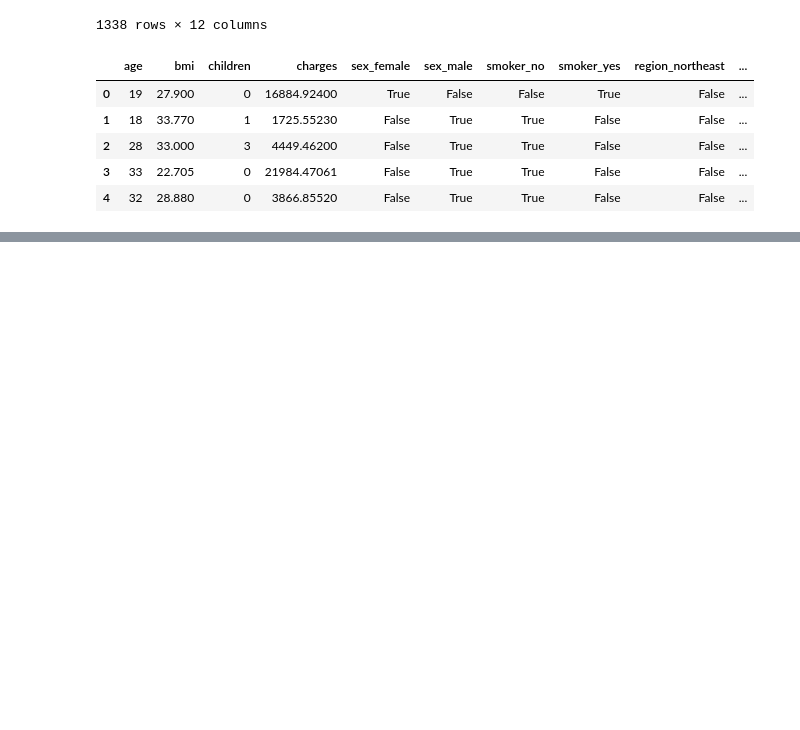
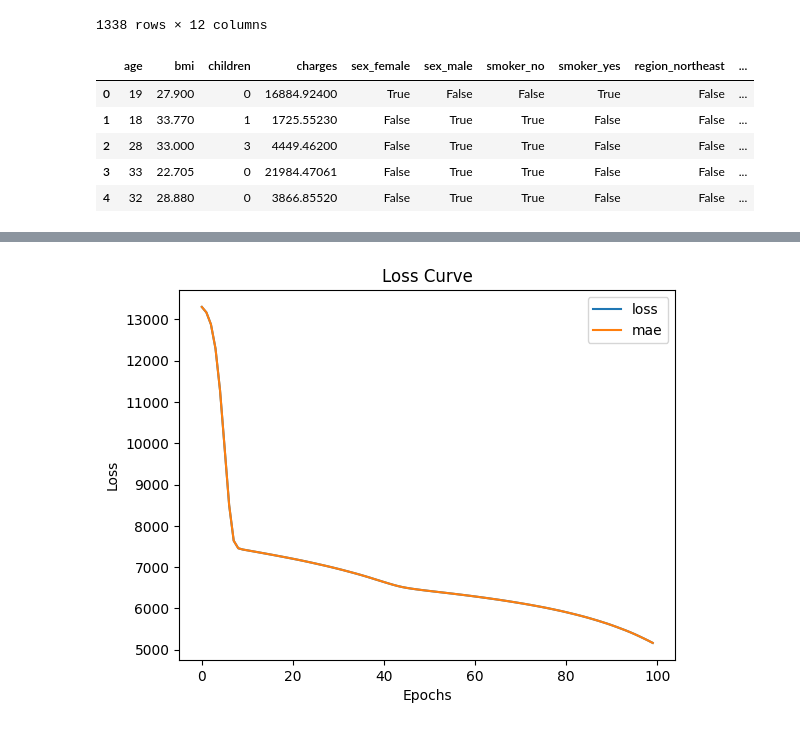
Before and after one commit to ADML003/Tensorflow, a Jupyter notebook: 01_NEURAL_NETWORK_REGRESSION_with_TF.ipynb, the cells around one changed output, grey strips where cells are left out. Drawn from its saved outputs; the diff is of its cells as text; code cells hidden in the pictures; blank space fills up the shorter version.

```diff
--- a/01_NEURAL_NETWORK_REGRESSION_with_TF.ipynb
+++ b/01_NEURAL_NETWORK_REGRESSION_with_TF.ipynb
@@ -842,3 +841,8 @@ insurance_one_hot.head()
 | 2 | 28 | 33.000 | 3 | 4449.46200 | False | True | True | False | False | ... |
 | 3 | 33 | 22.705 | 0 | 21984.47061 | False | True | True | False | False | ... |
 | 4 | 32 | 28.880 | 0 | 3866.85520 | False | True | True | False | False | ... |
+# %%
+# SEPRATING THE DATA INTO FEATURES(X) AND LABELS(Y)
+
+X= insurance_one_hot.drop("charges", axis=1)
+y= insurance_one_hot["charges"]
@@ -844,0 +858,5 @@ insurance_one_hot.head()
+# %%
+# now we will try to create TRAINING and TEST sets using TRAIN TEST SPLIT function from Scikit-Learn
+
+from sklearn.model_selection import train_test_split
+X_train,X_test,y_train,y_test= train_test_split(X,y,test_size=0.2,random_state=42)
@@ -844,0 +915,20 @@ insurance_one_hot.head()
+# %%
+
+
+tf.random.set_seed(42)
+
+insurance_model_2=tf.keras.Sequential([
+    tf.keras.layers.Dense(100),
+    tf.keras.layers.Dense(10),
+    tf.keras.layers.Dense(1) # output layer should be one unit only
+
+])
+
+insurance_model_2.compile(
+    loss=tf.keras.losses.mae,
+    optimizer=tf.keras.optimizers.Adam(),
+    metrics=['mae']
+
+)
+
+history=insurance_model_2.fit(X_train,y_train,epochs=100,verbose=0) # fitting the model and saving the history so we can use it later on while plotting
@@ -844,0 +940,15 @@ insurance_one_hot.head()
+# %%
+# loss curves of our model
+
+# Plot history (also known as a loss curve)
+import pandas as pd
+import matplotlib.pyplot as plt
+
+# Assuming history object has been created by model.fit
+pd.DataFrame(history.history).plot()
+plt.ylabel("Loss")
+plt.xlabel("Epochs")
+plt.title("Loss Curve")
+plt.show()
+# %% [output]
+[figure, added]
```
Also changed, not shown: parts of 37 cells of this notebook.
